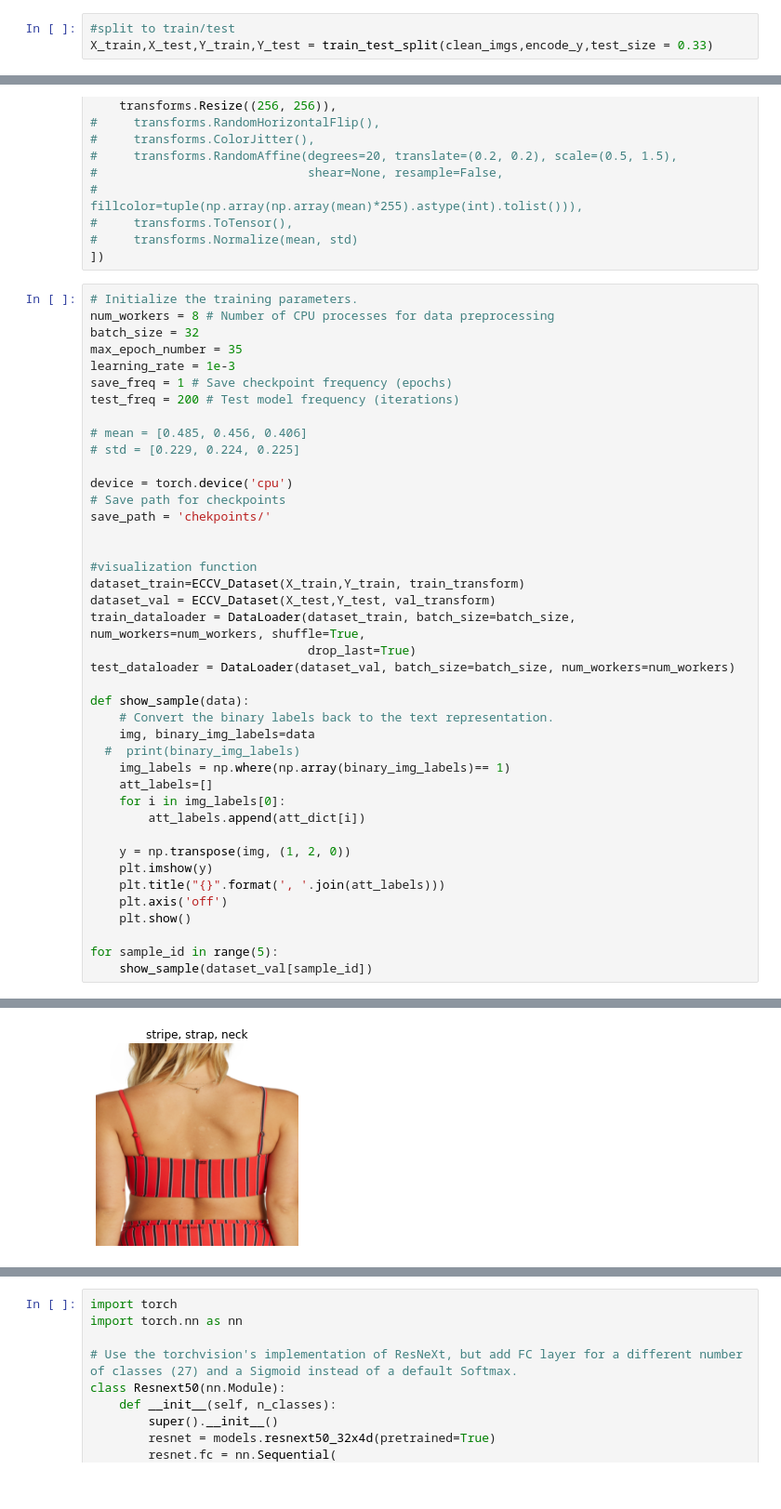
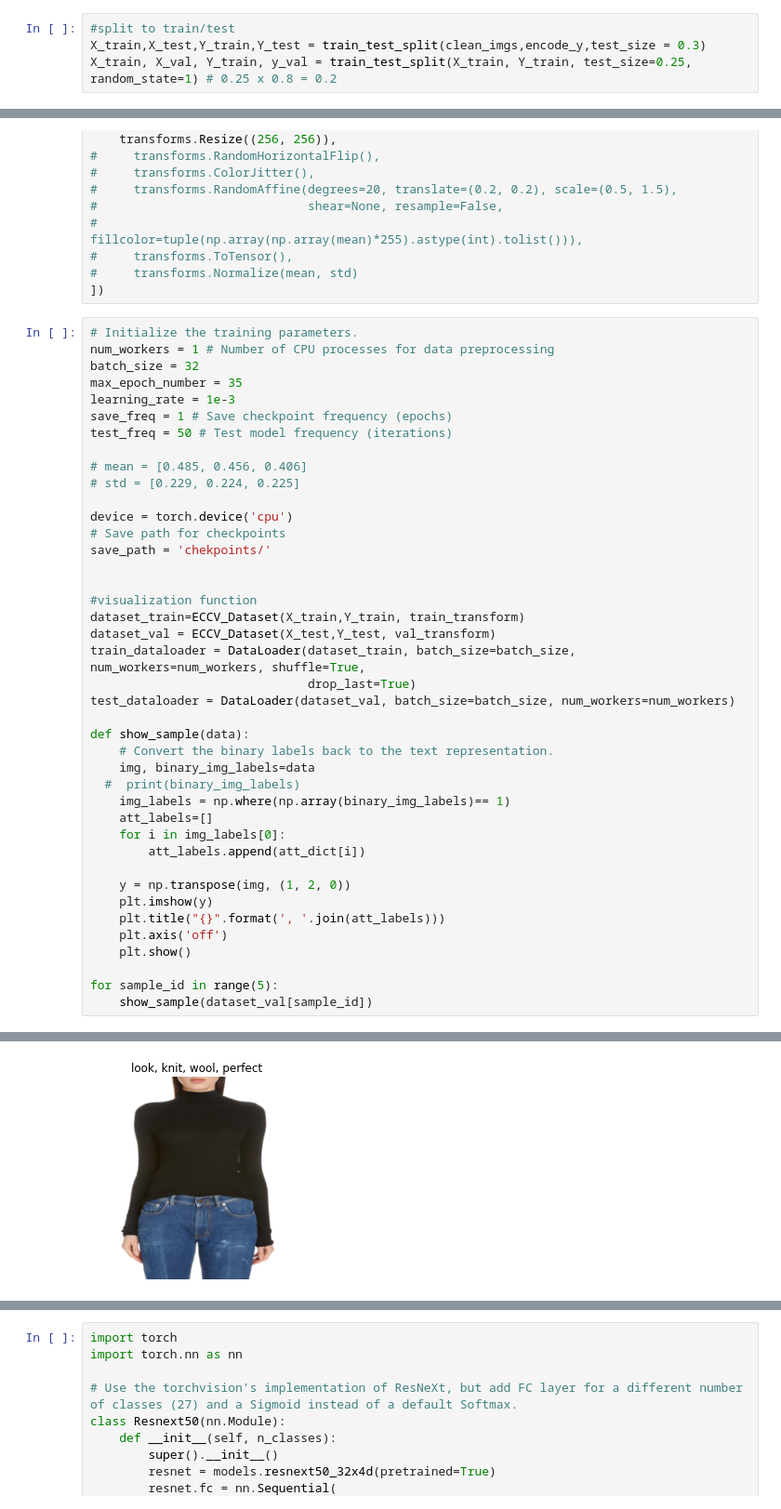
Before and after one commit to zzzzmoya/farfetch-image-team, a Jupyter notebook: Farfetch_multi_label.ipynb, the cells around one changed output, grey strips where cells are left out. Shown: that part at 93% size. Drawn from its saved outputs; the diff is of its cells as text.

```diff
--- a/Farfetch_multi_label.ipynb
+++ b/Farfetch_multi_label.ipynb
@@ -186,4 +201,5 @@ get_key(att_dict,'classic')
 8
 # %%
 #split to train/test
-X_train,X_test,Y_train,Y_test = train_test_split(clean_imgs,encode_y,test_size = 0.33)
+X_train,X_test,Y_train,Y_test = train_test_split(clean_imgs,encode_y,test_size = 0.3)
+X_train, X_val, Y_train, y_val = train_test_split(X_train, Y_train, test_size=0.25, random_state=1) # 0.25 x 0.8 = 0.2
@@ -246,12 +274,12 @@ train_transform = transforms.Compose([
 ])
 # %%
 # Initialize the training parameters.
-num_workers = 8 # Number of CPU processes for data preprocessing
+num_workers = 1 # Number of CPU processes for data preprocessing
 batch_size = 32
 max_epoch_number = 35
 learning_rate = 1e-3
 save_freq = 1 # Save checkpoint frequency (epochs)
-test_freq = 200 # Test model frequency (iterations)
+test_freq = 50 # Test model frequency (iterations)
 
 # mean = [0.485, 0.456, 0.406]
 # std = [0.229, 0.224, 0.225]
@@ -292 +320 @@ for sample_id in range(5):
-[figure, old version]
+[figure, new version]
```
Also changed, not shown: parts of 10 cells of this notebook.
